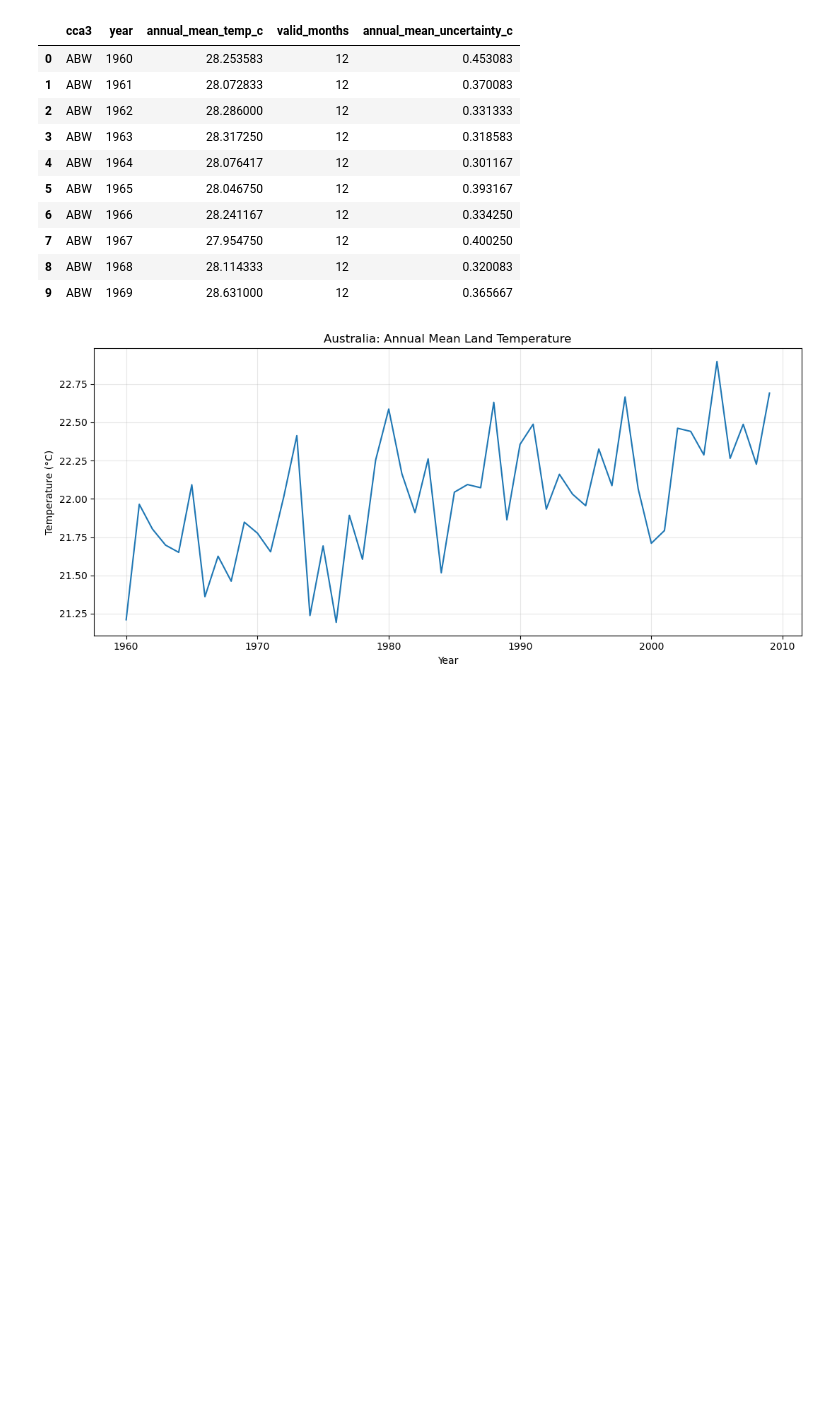
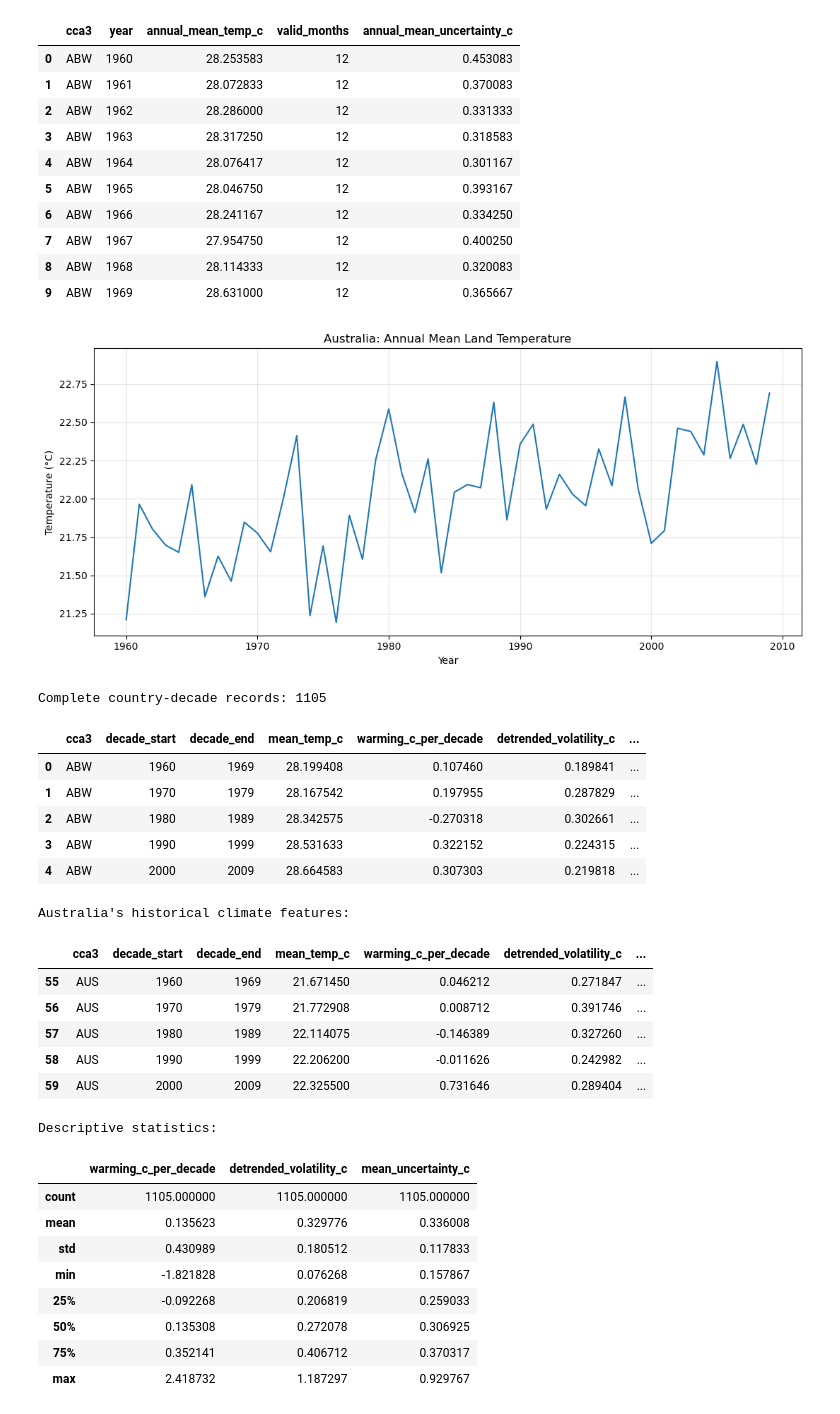
Before and after one commit to Roshan54321/PRT565-Machine-Learning, a Jupyter notebook: code/01_data_preprocessing.ipynb, the cells around one changed output. Drawn from its saved outputs; the diff is of its cells as text; code cells hidden in the pictures; blank space fills up the shorter version.

Commit message:
Engineer decadal warming and temperature volatility features

```diff
--- a/code/01_data_preprocessing.ipynb
+++ b/code/01_data_preprocessing.ipynb
@@ -286,0 +300,59 @@ Incomplete country-years: 0
+# %%
+
+importlib.reload(pp)
+
+decadal_climate = pp.compute_decadal_climate(
+    annual_climate
+)
+
+print(
+    "Complete country-decade records:",
+    len(decadal_climate)
+)
+
+display(decadal_climate.head())
+
+print("\nAustralia's historical climate features:")
+
+display(
+    decadal_climate[
+        decadal_climate["cca3"] == "AUS"
+    ]
+)
+
+print("\nDescriptive statistics:")
+
+display(
+    decadal_climate[
+        [
+            "warming_c_per_decade",
+            "detrended_volatility_c",
+            "mean_uncertainty_c",
+        ]
+    ].describe()
+)
+# %% [output]
+Complete country-decade records: 1105
+|  | cca3 | decade_start | decade_end | mean_temp_c | warming_c_per_decade | detrended_volatility_c | ... |
+| 0 | ABW | 1960 | 1969 | 28.199408 | 0.107460 | 0.189841 | ... |
+| 1 | ABW | 1970 | 1979 | 28.167542 | 0.197955 | 0.287829 | ... |
+| 2 | ABW | 1980 | 1989 | 28.342575 | -0.270318 | 0.302661 | ... |
+| 3 | ABW | 1990 | 1999 | 28.531633 | 0.322152 | 0.224315 | ... |
+| 4 | ABW | 2000 | 2009 | 28.664583 | 0.307303 | 0.219818 | ... |
+Australia's historical climate features:
+|  | cca3 | decade_start | decade_end | mean_temp_c | warming_c_per_decade | detrended_volatility_c | ... |
+| 55 | AUS | 1960 | 1969 | 21.671450 | 0.046212 | 0.271847 | ... |
+| 56 | AUS | 1970 | 1979 | 21.772908 | 0.008712 | 0.391746 | ... |
+| 57 | AUS | 1980 | 1989 | 22.114075 | -0.146389 | 0.327260 | ... |
+| 58 | AUS | 1990 | 1999 | 22.206200 | -0.011626 | 0.242982 | ... |
+| 59 | AUS | 2000 | 2009 | 22.325500 | 0.731646 | 0.289404 | ... |
+Descriptive statistics:
+|  | warming_c_per_decade | detrended_volatility_c | mean_uncertainty_c |
+| count | 1105.000000 | 1105.000000 | 1105.000000 |
+| mean | 0.135623 | 0.329776 | 0.336008 |
+| std | 0.430989 | 0.180512 | 0.117833 |
+| min | -1.821828 | 0.076268 | 0.157867 |
+| 25% | -0.092268 | 0.206819 | 0.259033 |
+| 50% | 0.135308 | 0.272078 | 0.306925 |
+| 75% | 0.352141 | 0.406712 | 0.370317 |
+| max | 2.418732 | 1.187297 | 0.929767 |
```
Also changed, not shown: parts of 1 cell of this notebook, 1 other file.
